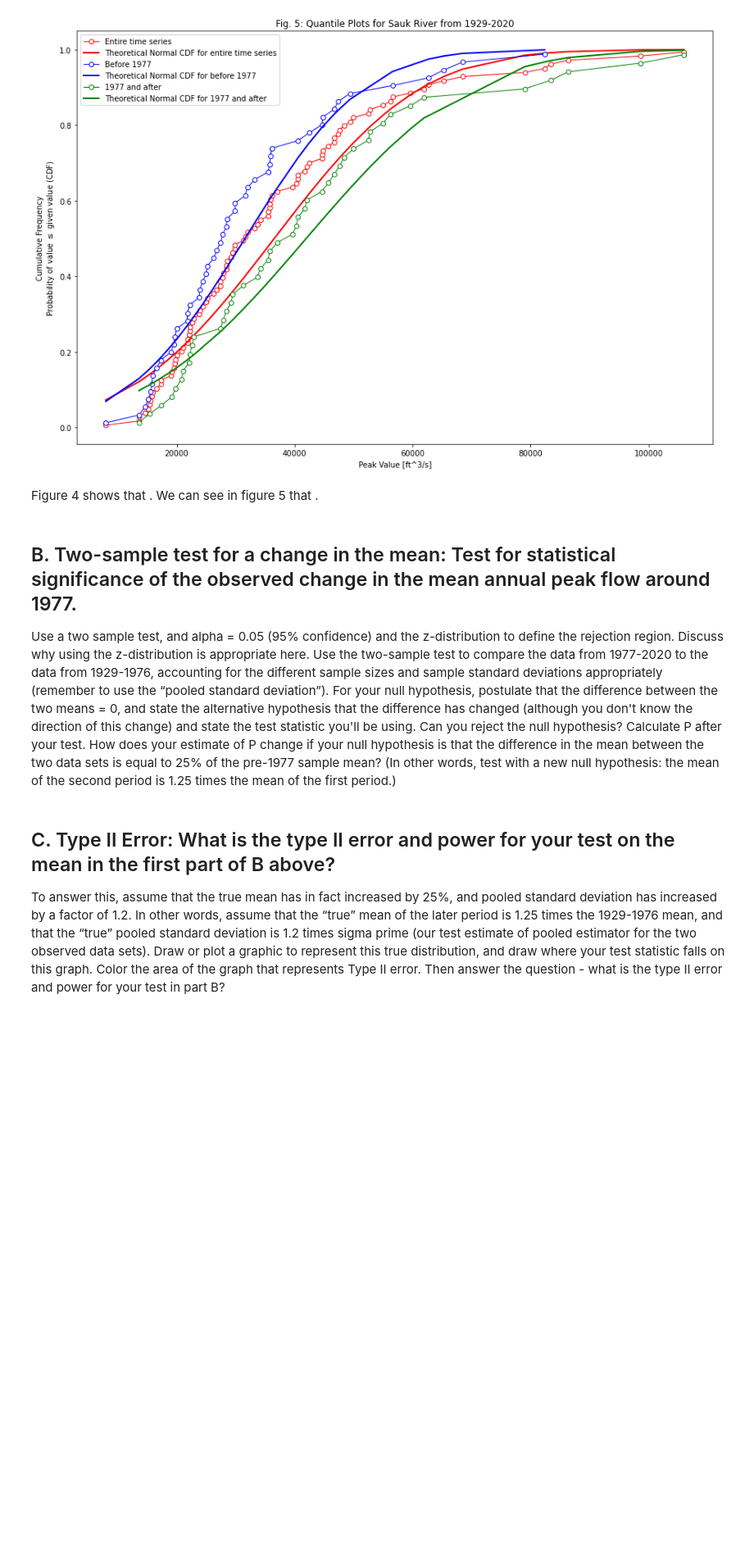
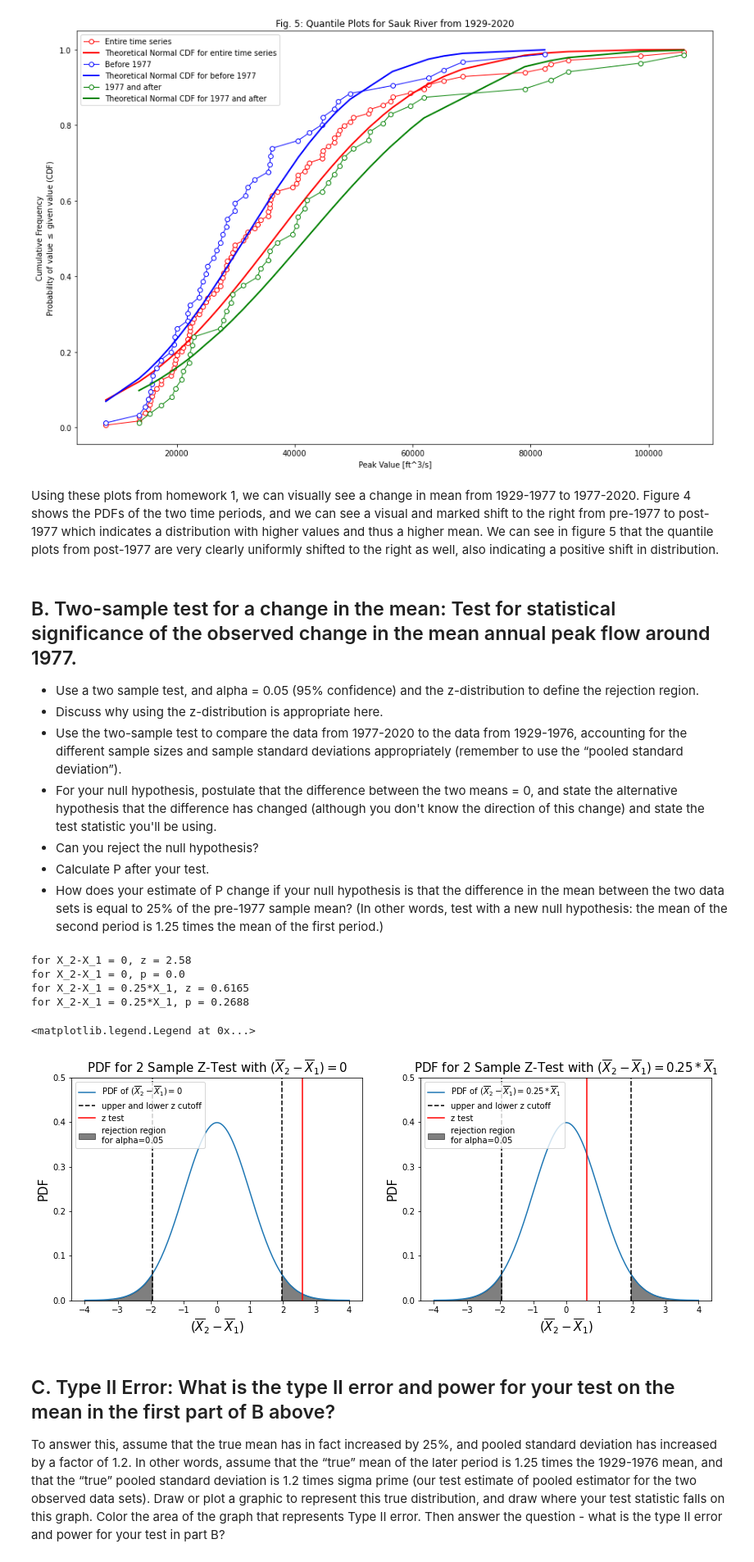
Before and after one commit to egagli/cewa565, a Jupyter notebook: homework/2/hw2.ipynb, the cells around one changed output. Shown at 82% size. Cells and saved outputs as stored; diff of their text form; code cells hidden in the pictures; blank space fills up the shorter version.

Commit message:
add pdf plots

```diff
--- a/homework/2/hw2.ipynb
+++ b/homework/2/hw2.ipynb
@@ -90,18 +89,78 @@ ax.set_xlabel('Peak Value [ft^3/s]')
 ax.set_ylabel('Cumulative Frequency\nProbability of value $\leq$ given value (CDF)');
 # %% [output]
 [figure]
-# %% [markdown]
-Figure 4 shows that . We can see in figure 5 that .
+# %% [markdown]
+Using these plots from homework 1, we can visually see a change in mean from 1929-1977 to 1977-2020. Figure 4 shows the PDFs of the two time periods, and we can see a visual and marked shift to the right from pre-1977 to post-1977 which indicates a distribution with higher values and thus a higher mean. We can see in figure 5 that the quantile plots from post-1977 are very clearly uniformly shifted to the right as well, also indicating a positive shift in distribution.
 # %% [markdown]
 ## B. Two-sample test for a change in the mean: Test for statistical significance of the observed change in the mean annual peak flow around 1977.
 
-Use a two sample test, and alpha = 0.05 (95% confidence) and the z-distribution to define the rejection region.
-Discuss why using the z-distribution is appropriate here.
-Use the two-sample test to compare the data from 1977-2020 to the data from 1929-1976, accounting for the different sample sizes and sample standard deviations appropriately (remember to use the “pooled standard deviation”).
-For your null hypothesis, postulate that the difference between the two means = 0, and state the alternative hypothesis that the difference has changed (although you don't know the direction of this change) and state the test statistic you'll be using.
-Can you reject the null hypothesis?
-Calculate P after your test.
-How does your estimate of P change if your null hypothesis is that the difference in the mean between the two data sets is equal to 25% of the pre-1977 sample mean? (In other words, test with a new null hypothesis: the mean of the second period is 1.25 times the mean of the first period.)
+* Use a two sample test, and alpha = 0.05 (95% confidence) and the z-distribution to define the rejection region.
+* Discuss why using the z-distribution is appropriate here.
+* Use the two-sample test to compare the data from 1977-2020 to the data from 1929-1976, accounting for the different sample sizes and sample standard deviations appropriately (remember to use the “pooled standard deviation”).
+* For your null hypothesis, postulate that the difference between the two means = 0, and state the alternative hypothesis that the difference has changed (although you don't know the direction of this change) and state the test statistic you'll be using.
+* Can you reject the null hypothesis?
+* Calculate P after your test.
+* How does your estimate of P change if your null hypothesis is that the difference in the mean between the two data sets is equal to 25% of the pre-1977 sample mean? (In other words, test with a new null hypothesis: the mean of the second period is 1.25 times the mean of the first period.)
+# %%
+alpha = 0.05
+lower_z_cutoff = stats.norm.ppf(alpha/2)
+upper_z_cutoff = stats.norm.ppf(1-alpha/2)
+
+mean_before = Sauk_data_before_1977['peak_va'].mean()
+mean_after = Sauk_data_after_1977['peak_va'].mean()
+std_before = Sauk_data_before_1977['peak_va'].std(ddof=1)
+std_after = Sauk_data_after_1977['peak_va'].std(ddof=1)
+std_pooled = np.sqrt(std_before**2/Sauk_data_before_1977['peak_va'].count()+std_after**2/Sauk_data_after_1977['peak_va'].count())
+delta_0 = 0
+delta_25 = 0.25*mean_before
+z_test = ((mean_after - mean_before) - delta_0) / std_pooled
+z_test_25 = ((mean_after - mean_before) - delta_25) / std_pooled
+p = 1 - stats.norm.cdf(z_test)
+p_25 = 1 - stats.norm.cdf(z_test_25)
+print(f'for X_2-X_1 = 0, z = {np.round(z_test,2)}')
+print(f'for X_2-X_1 = 0, p = {np.round(p,2)}')
+print(f'for X_2-X_1 = 0.25*X_1, z = {np.round(z_test_25,4)}')
+print(f'for X_2-X_1 = 0.25*X_1, p = {np.round(p_25,4)}')
+# %% [output]
+for X_2-X_1 = 0, z = 2.58
+for X_2-X_1 = 0, p = 0.0
+for X_2-X_1 = 0.25*X_1, z = 0.6165
+for X_2-X_1 = 0.25*X_1, p = 0.2688
+# %%
+f, ax = plt.subplots(1,2,figsize=(14,5))
+x = np.linspace(-4, 4, num=160)
+ax[0].plot(x, stats.norm.pdf(x, 0, 1), label='PDF of $(\overline{X}_2 - \overline{X}_1)=0$')
+ax[0].axvline(lower_z_cutoff, color='black', linestyle='--', label=f'upper and lower z cutoff')
+ax[0].axvline(upper_z_cutoff, color='black', linestyle='--')
+ax[0].axvline(z_test, color='red', linestyle='-', label=f'z test')
+shade1 = np.linspace(upper_z_cutoff, np.max(x), 10)
+ax[0].fill_between(shade1, stats.norm.pdf(shade1, 0, 1) ,  color='k', alpha=0.5, label='rejection region\nfor alpha={}'.format(np.round(alpha,2)))
+shade2 = np.linspace(np.min(x), lower_z_cutoff, 10)
+ax[0].fill_between(shade2, stats.norm.pdf(shade2, 0, 1) ,  color='k', alpha=0.5)
+
+ax[0].set_ylim((0,0.5))
+ax[0].set_title('PDF for 2 Sample Z-Test with $(\overline{X}_2 - \overline{X}_1)=0$',fontsize=15)
+ax[0].set_xlabel('($\overline{X}_2 - \overline{X}_1$)', fontsize=15)
+ax[0].set_ylabel('PDF', fontsize=15)
+ax[0].legend()
+
+ax[1].plot(x, stats.norm.pdf(x, 0, 1), label='PDF of $(\overline{X}_2 - \overline{X}_1)=0.25*\overline{X}_1$')
+ax[1].axvline(lower_z_cutoff, color='black', linestyle='--', label=f'upper and lower z cutoff')
+ax[1].axvline(upper_z_cutoff, color='black', linestyle='--')
+ax[1].axvline(z_test_25, color='red', linestyle='-', label=f'z test')
+shade1 = np.linspace(upper_z_cutoff, np.max(x), 10)
+ax[1].fill_between(shade1, stats.norm.pdf(shade1, 0, 1) ,  color='k', alpha=0.5, label='rejection region\nfor alpha={}'.format(np.round(alpha,2)))
+shade2 = np.linspace(np.min(x), lower_z_cutoff, 10)
+ax[1].fill_between(shade2, stats.norm.pdf(shade2, 0, 1) ,  color='k', alpha=0.5)
+
+ax[1].set_ylim((0,0.5))
+ax[1].set_title('PDF for 2 Sample Z-Test with $(\overline{X}_2 - \overline{X}_1)=0.25*\overline{X}_1$',fontsize=15)
+ax[1].set_xlabel('($\overline{X}_2 - \overline{X}_1$)', fontsize=15)
+ax[1].set_ylabel('PDF', fontsize=15)
+ax[1].legend()
+# %% [output]
+<matplotlib.legend.Legend at 0x...>
+[figure, added]
 # %% [markdown]
 ## C. Type II Error: What is the type II error and power for your test on the mean in the first part of B above?
 
```
Also changed, not shown: parts of 7 cells of this notebook.
